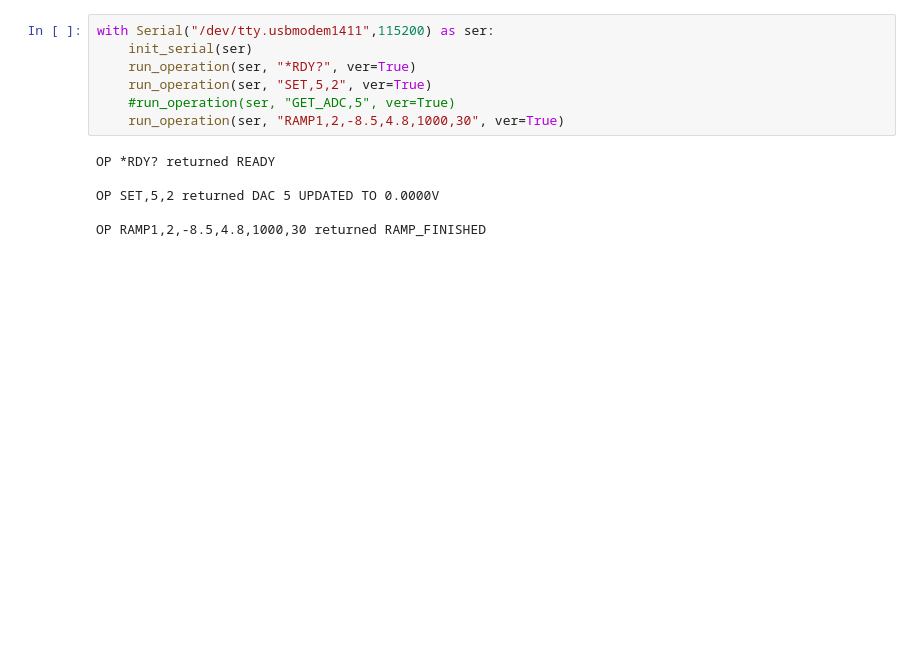
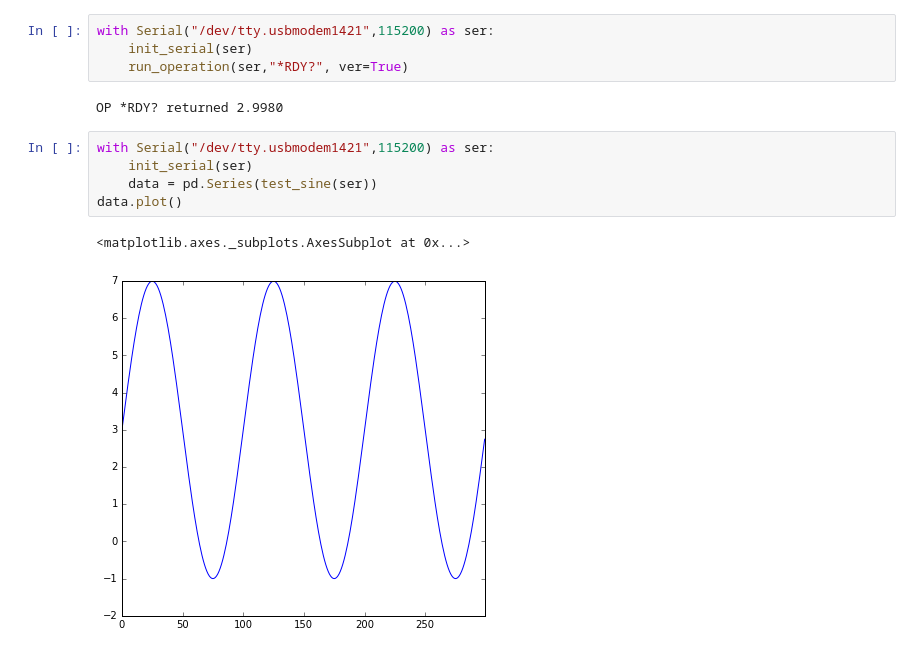
Before and after one commit to tomirendo/lab_repo, a Jupyter notebook: Serial Communication.ipynb, the cells around one changed output. Cells and saved outputs as stored; diff of their text form; blank space fills up the shorter version.

Commit message:
Fully running device + sine +sineRamp

```diff
--- a/Serial Communication.ipynb
+++ b/Serial Communication.ipynb
@@ -3,13 +12,14 @@ from myserial import *
 # %%
-with Serial("/dev/tty.usbmodem1411",115200) as ser:
+with Serial("/dev/tty.usbmodem1421",115200) as ser:
     init_serial(ser)
-    run_operation(ser, "*RDY?", ver=True)
-    run_operation(ser, "SET,5,2", ver=True)
-    #run_operation(ser, "GET_ADC,5", ver=True)
-    run_operation(ser, "RAMP1,2,-8.5,4.8,1000,30", ver=True)
+    run_operation(ser,"*RDY?", ver=True)
 # %% [output]
-OP *RDY? returned READY
-
-OP SET,5,2 returned DAC 5 UPDATED TO 0.0000V
-
-OP RAMP1,2,-8.5,4.8,1000,30 returned RAMP_FINISHED
+OP *RDY? returned 2.9980
+# %%
+with Serial("/dev/tty.usbmodem1421",115200) as ser:
+    init_serial(ser)
+    data = pd.Series(test_sine(ser))
+data.plot()
+# %% [output]
+<matplotlib.axes._subplots.AxesSubplot at 0x...>
+[figure, added]
```
Also changed, not shown: parts of 11 cells of this notebook, 2 other files.
